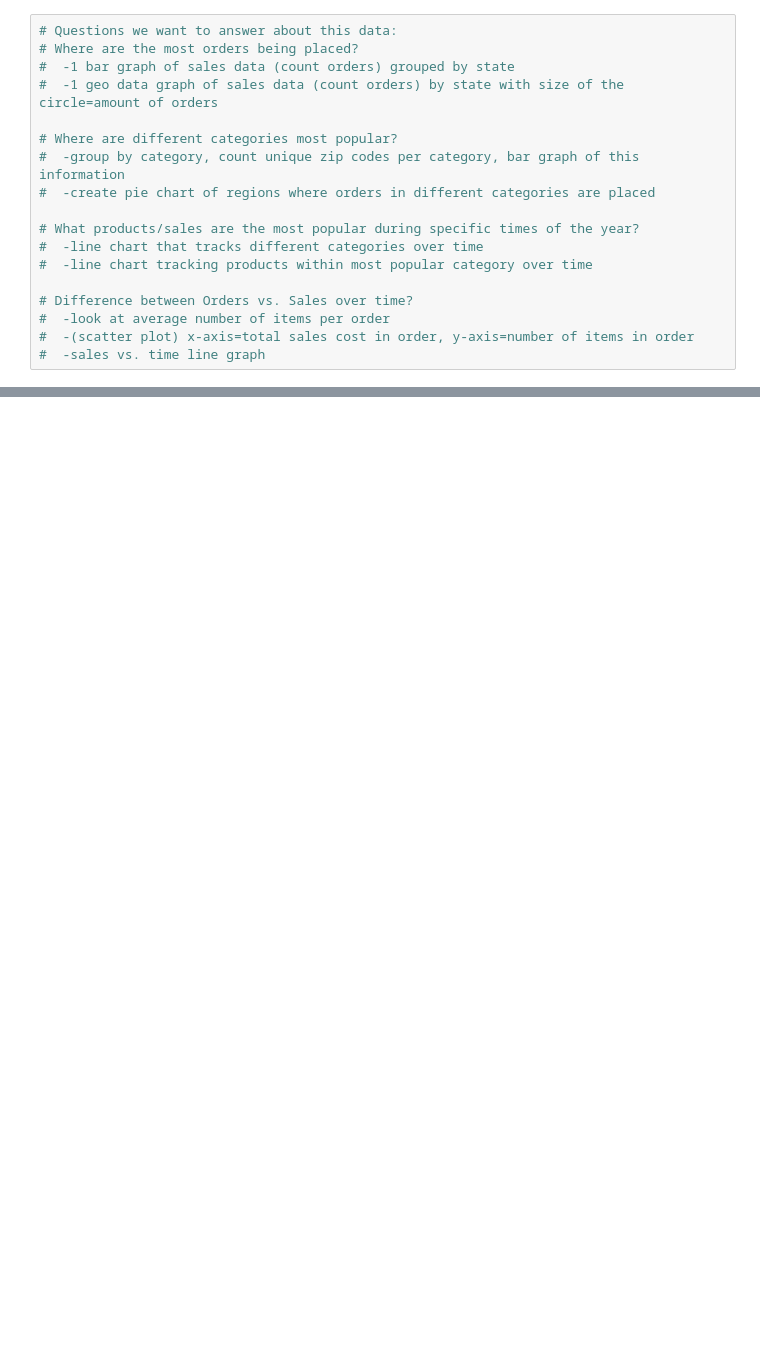
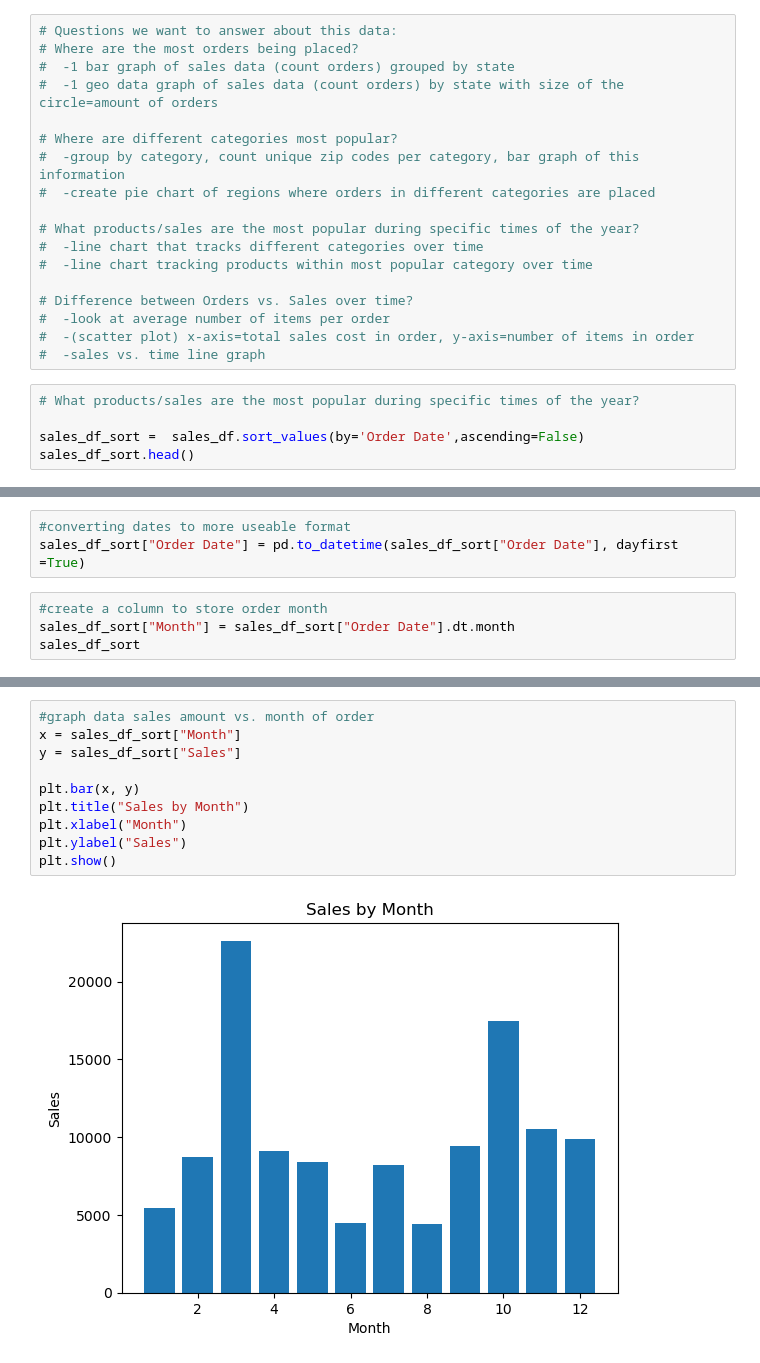
Before and after one commit to Czoperda/project-1, a Jupyter notebook: Sales Data Project.ipynb, the cells around one changed output, grey strips where cells are left out. Cells and saved outputs as stored; diff of their text form; blank space fills up the shorter version.

```diff
--- a/Sales Data Project.ipynb
+++ b/Sales Data Project.ipynb
@@ -34,3 +84,8 @@ sales_df.count()
 #  -look at average number of items per order
 #  -(scatter plot) x-axis=total sales cost in order, y-axis=number of items in order
 #  -sales vs. time line graph
+# %%
+# What products/sales are the most popular during specific times of the year?
+
+sales_df_sort =  sales_df.sort_values(by='Order Date',ascending=False)
+sales_df_sort.head()
@@ -36,0 +99,7 @@ sales_df.count()
+# %%
+#converting dates to more useable format
+sales_df_sort["Order Date"] = pd.to_datetime(sales_df_sort["Order Date"], dayfirst =True)
+# %%
+#create a column to store order month
+sales_df_sort["Month"] = sales_df_sort["Order Date"].dt.month
+sales_df_sort
@@ -36,0 +120,12 @@ sales_df.count()
+# %%
+#graph data sales amount vs. month of order
+x = sales_df_sort["Month"]
+y = sales_df_sort["Sales"]
+
+plt.bar(x, y)
+plt.title("Sales by Month")
+plt.xlabel("Month")
+plt.ylabel("Sales")
+plt.show()
+# %% [output]
+[figure, added]
```
Also changed, not shown: parts of 17 cells of this notebook.
